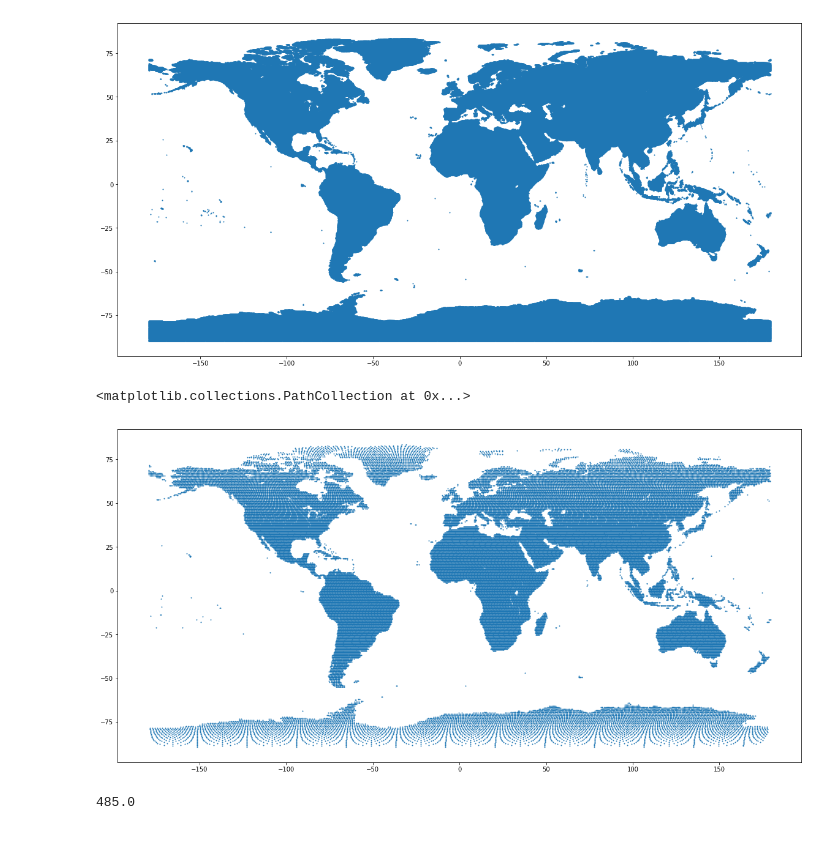
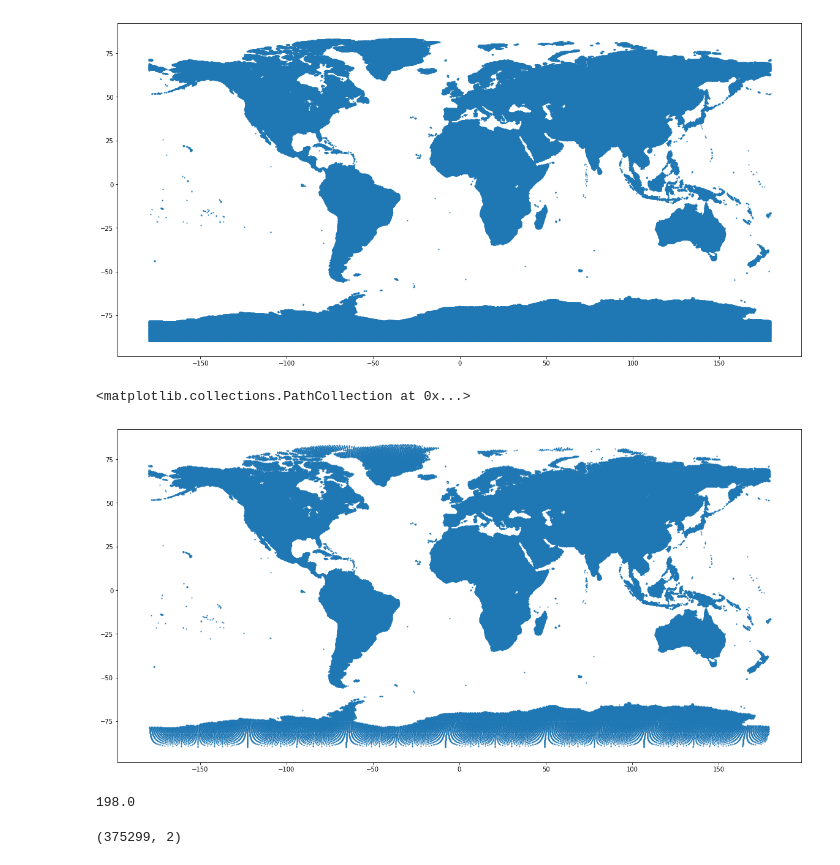
Before and after one commit to thiesgehrmann/JuSiPy_Asser, a Jupyter notebook: 2_pipeline_generate_grid.ipynb, the cells around one changed output. Saved outputs shown, nothing was run; the diff lists cells and outputs as text; code cells hidden in the pictures.

Commit message:
Added some preliminary data

```diff
--- a/2_pipeline_generate_grid.ipynb
+++ b/2_pipeline_generate_grid.ipynb
@@ -29,38 +29,42 @@ long_lines = np.arange(-np.pi,np.pi, 2/200)[1:-1]
 # %%
 plt.figure(figsize=(20,10))
 
-def sample_latlong_grid(land=False, glcf=None, lat_points=100, long_points=None):
+def sample_latlong_grid(land=False, glcf=None, lat_points=1000, long_points=None):
 
     long_points = 2*lat_points
     coords = []
     #step_sizes = []
     #no_steps = []
-    for lat in np.arange(-np.pi,np.pi, 2/lat_points)[1:-1]:
-        step_size = (1/long_points)/((np.abs(np.cos(lat/2))))
+    for lat in np.arange(-np.pi,np.pi, (2*np.pi)/lat_points)[1:-1]:
+        step_size = ((2*np.pi)/long_points)/((np.abs(np.cos(lat/2))))
         #step_sizes.append(step_size)
         steps = np.arange(-np.pi,np.pi, step_size)[1:-1]
         no_steps.append(len(steps))
         for long in steps:
             coords.append(((lat/np.pi)*90, (long/np.pi)*180))
         #efr
     #efor
 
     if land:
         if glcf is None:
             glcf = jusipy.latlong_features.GLCF(resolution='1deg')
         #fi
         coords = [ (lat, long) for (lat, long) in coords if glcf.lookup(lat, long)[0] != 1 ]
     #fi
 
-    return pd.DataFrame(coords, columns=['lat', 'long'])
+    return coords
 #edef
 
-sgrid = sample_latlong_grid(land=True, glcf=glcf)
+sgrid = sample_latlong_grid(land=True, glcf=glcf, lat_points=1000)
 plt.scatter(sgrid.long, sgrid.lat, s=1)
 # %% [output]
 <matplotlib.collections.PathCollection at 0x...>
-[figure, old version]
+[figure, new version]
 # %%
 max(sgrid.groupby('lat').agg(len).long)
 # %% [output]
-485.0
+198.0
+# %%
+sgrid.shape
+# %% [output]
+(375299, 2)
```
Also changed, not shown: 3 other files.
